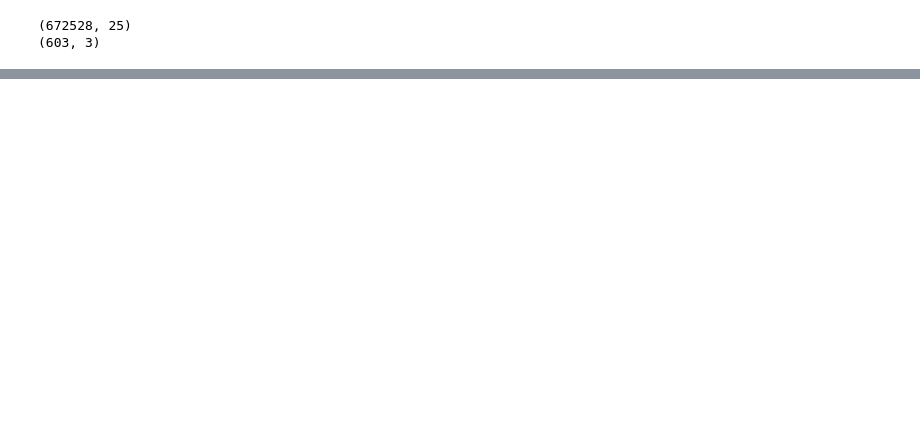
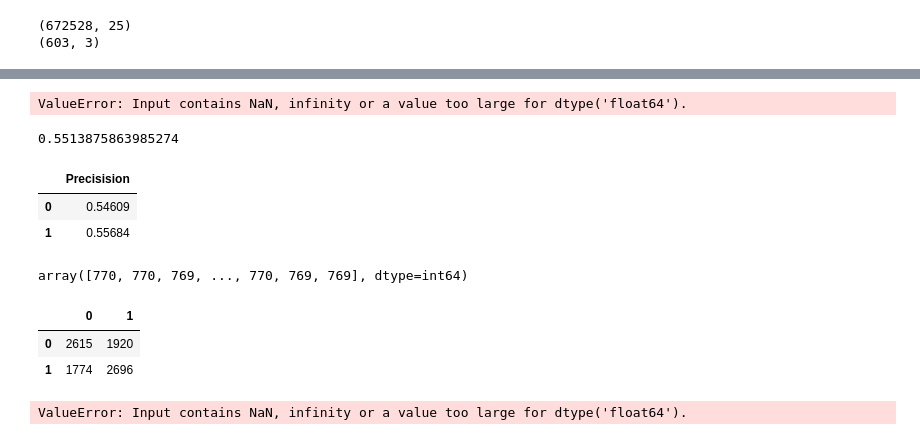
Before and after one commit to mariellee/Computational-Neuroscience, a Jupyter notebook: FirstTry.ipynb, the cells around one changed output, grey strips where cells are left out. Saved outputs shown, nothing was run; the diff lists cells and outputs as text; code cells hidden in the pictures; blank space fills up the shorter version.

```diff
--- a/FirstTry.ipynb
+++ b/FirstTry.ipynb
@@ -77,0 +86,43 @@ Name: 10500, dtype: object
+# %%
+from sklearn.model_selection import train_test_split
+X_train, X_test, y_train, y_test = train_test_split(result_2.iloc[:,0:25], label_vector, test_size=0.2, random_state=0)
+# %%
+from sklearn.discriminant_analysis import LinearDiscriminantAnalysis as LDA
+lda_clf = LDA()
+lda_clf.fit(X_train, y_train)
+# %% [output]
+ValueError: Input contains NaN, infinity or a value too large for dtype('float64').
+# %%
+y_pred = lda_clf.predict(X_test)
+count = np.sum(y_pred == y_test.values)
+acc = count / len(y_pred)
+acc
+# %% [output]
+0.5513875863985274
+# %%
+from sklearn.metrics import precision_score
+df = {'Precisision': precision_score(y_test.values, y_pred, average=None)}
+df = pd.DataFrame(data=df)
+df
+# %% [output]
+|  | Precisision |
+| 0 | 0.54609 |
+| 1 | 0.55684 |
+# %%
+from sklearn.metrics import confusion_matrix
+conf_mat = confusion_matrix(y_test, y_pred, labels=[770,769])
+y_pred
+# %% [output]
+array([770, 770, 769, ..., 770, 769, 769], dtype=int64)
+# %%
+pd.DataFrame(conf_mat)
+# %% [output]
+|  | 0 | 1 |
+| 0 | 2615 | 1920 |
+| 1 | 1774 | 2696 |
+# %%
+from sklearn.neighbors import KNeighborsClassifier
+model = KNeighborsClassifier(n_neighbors=3)
+model.fit(X_train, y_train)
+# %% [output]
+ValueError: Input contains NaN, infinity or a value too large for dtype('float64').
```
Also changed, not shown: parts of 11 cells of this notebook.
